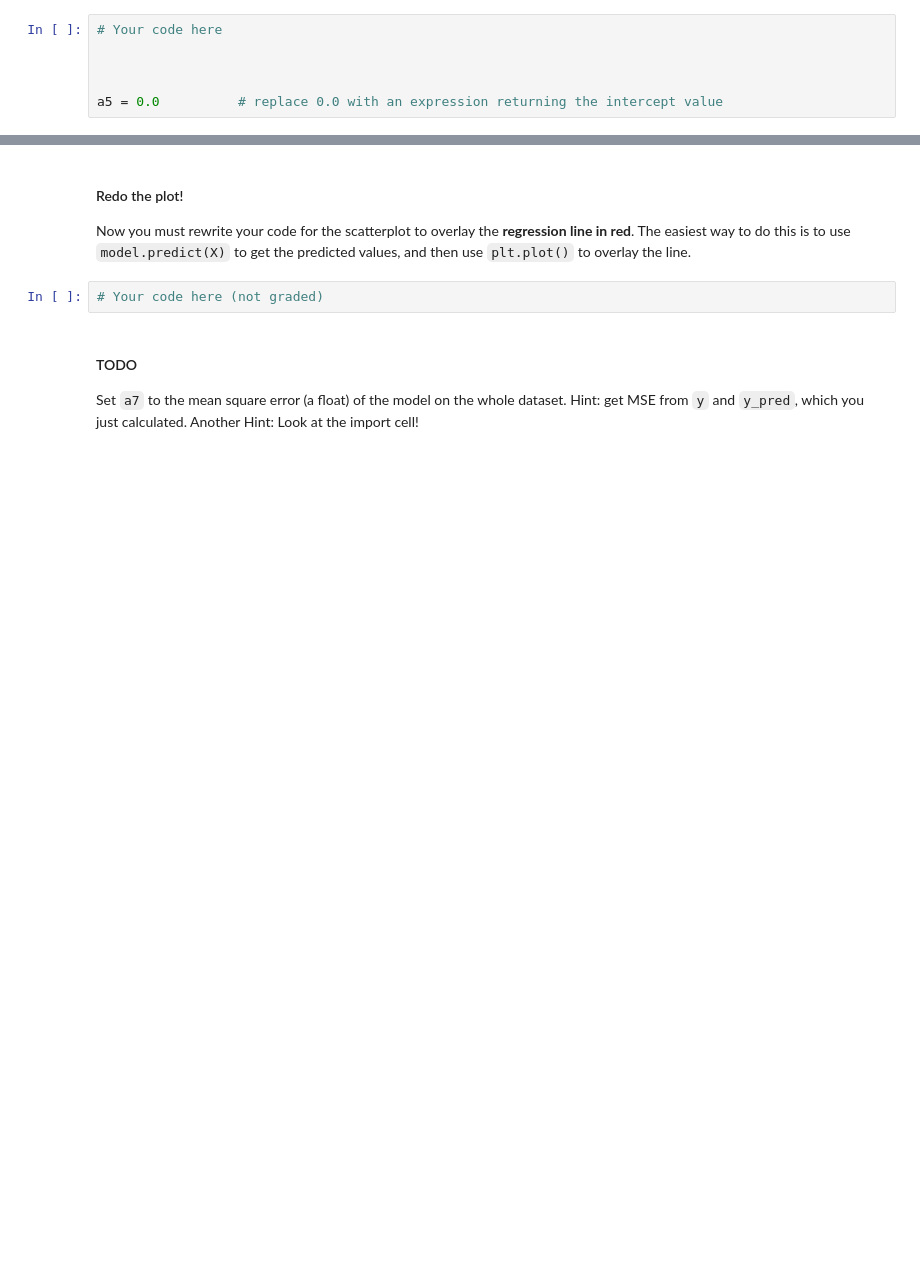
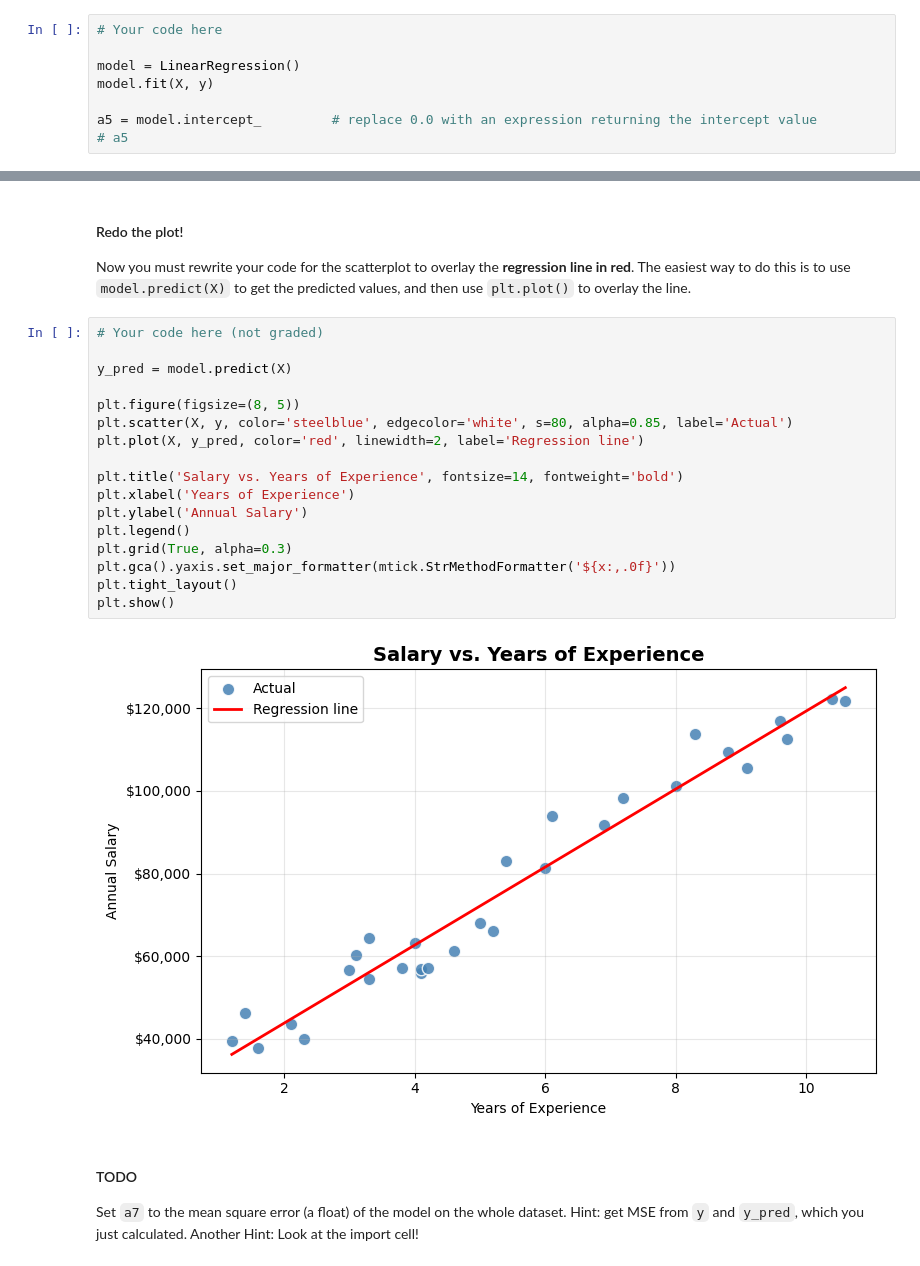
Before and after one commit to oesen-bu/Module-3-Assignments, a Jupyter notebook: Homework_01.ipynb, the cells around one changed output, grey strips where cells are left out. Saved outputs shown, nothing was run; the diff lists cells and outputs as text; blank space fills up the shorter version.

```diff
--- a/Homework_01.ipynb
+++ b/Homework_01.ipynb
@@ -228,9 +280,11 @@ Train your model on the whole dataset, and set `a5` to the intercept (a float)
 # %%
 # Your code here
 
+model = LinearRegression()
+model.fit(X, y)
 
-
-a5 = 0.0          # replace 0.0 with an expression returning the intercept value
+a5 = model.intercept_         # replace 0.0 with an expression returning the intercept value
+# a5
 # %%
 # Graded Answer
 # DO NOT change this cell in any way
@@ -262,6 +316,23 @@ Now you must rewrite your code for the scatterplot to overlay the **regression l
 is to  use `model.predict(X)` to get the predicted values, and then use `plt.plot()` to overlay the line.
 # %%
 # Your code here (not graded)
+
+y_pred = model.predict(X)
+
+plt.figure(figsize=(8, 5))
+plt.scatter(X, y, color='steelblue', edgecolor='white', s=80, alpha=0.85, label='Actual')
+plt.plot(X, y_pred, color='red', linewidth=2, label='Regression line')
+
+plt.title('Salary vs. Years of Experience', fontsize=14, fontweight='bold')
+plt.xlabel('Years of Experience')
+plt.ylabel('Annual Salary')
+plt.legend()
+plt.grid(True, alpha=0.3)
+plt.gca().yaxis.set_major_formatter(mtick.StrMethodFormatter('${x:,.0f}'))
+plt.tight_layout()
+plt.show()
+# %% [output]
+[figure, added]
 # %% [markdown]
 #### TODO
 
```
Also changed, not shown: parts of 26 cells of this notebook.
